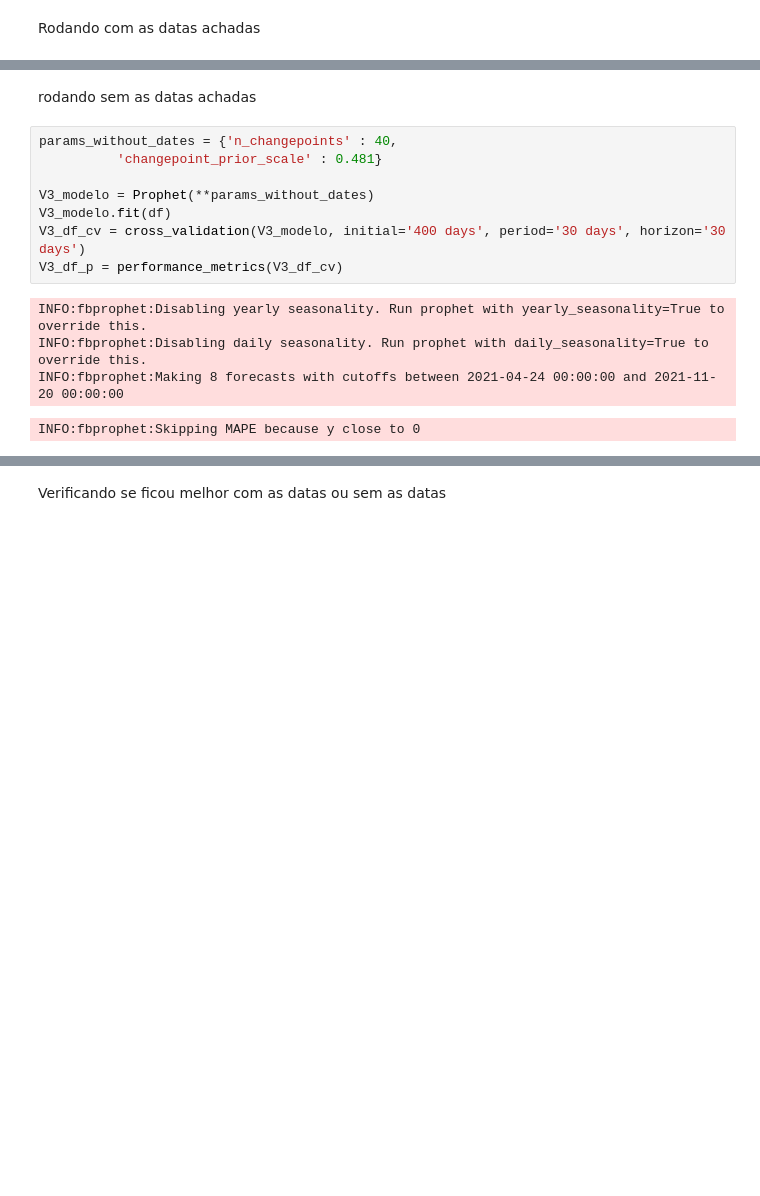
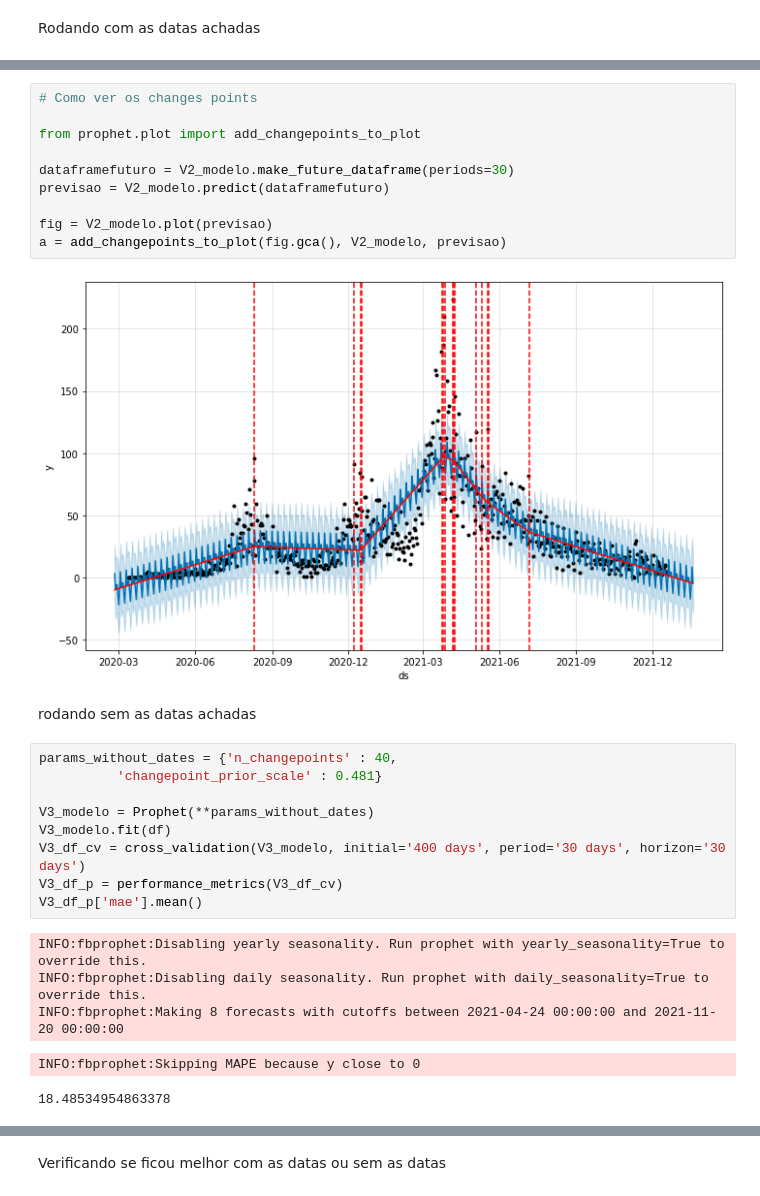
Before and after one commit to rodrigodemend/Previsao_Covid, a Jupyter notebook: Notebooks/Importação_e_Limpeza_dos_dados_de_Covid_19.ipynb, the cells around one changed output, grey strips where cells are left out. Saved outputs shown, nothing was run; the diff lists cells and outputs as text; blank space fills up the shorter version.

```diff
--- a/Notebooks/Importação_e_Limpeza_dos_dados_de_Covid_19.ipynb
+++ b/Notebooks/Importação_e_Limpeza_dos_dados_de_Covid_19.ipynb
@@ -534,3 +499,15 @@ INFO:fbprophet:Skipping MAPE because y close to 0
+# %%
+# Como ver os changes points
+
+from prophet.plot import add_changepoints_to_plot
+
+dataframefuturo = V2_modelo.make_future_dataframe(periods=30)
+previsao = V2_modelo.predict(dataframefuturo)
+
+fig = V2_modelo.plot(previsao)
+a = add_changepoints_to_plot(fig.gca(), V2_modelo, previsao)
+# %% [output]
+[figure, added]
 # %% [markdown]
 rodando sem as datas achadas
 # %%
@@ -541,8 +518,10 @@ V3_modelo = Prophet(**params_without_dates)
 V3_modelo.fit(df)
 V3_df_cv = cross_validation(V3_modelo, initial='400 days', period='30 days', horizon='30 days')
 V3_df_p = performance_metrics(V3_df_cv)
+V3_df_p['mae'].mean()
 # %% [output]
 INFO:fbprophet:Disabling yearly seasonality. Run prophet with yearly_seasonality=True to override this.
 INFO:fbprophet:Disabling daily seasonality. Run prophet with daily_seasonality=True to override this.
 INFO:fbprophet:Making 8 forecasts with cutoffs between 2021-04-24 00:00:00 and 2021-11-20 00:00:00
 INFO:fbprophet:Skipping MAPE because y close to 0
+18.48534954863378
```
Also changed, not shown: parts of 22 cells of this notebook.
